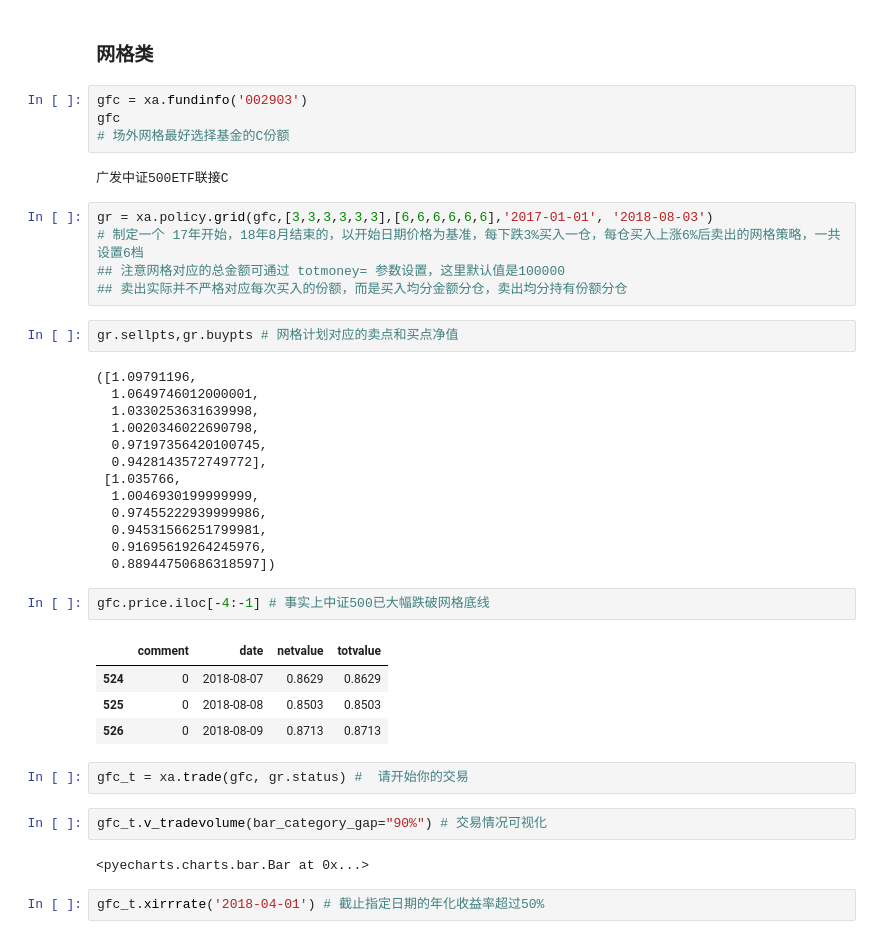
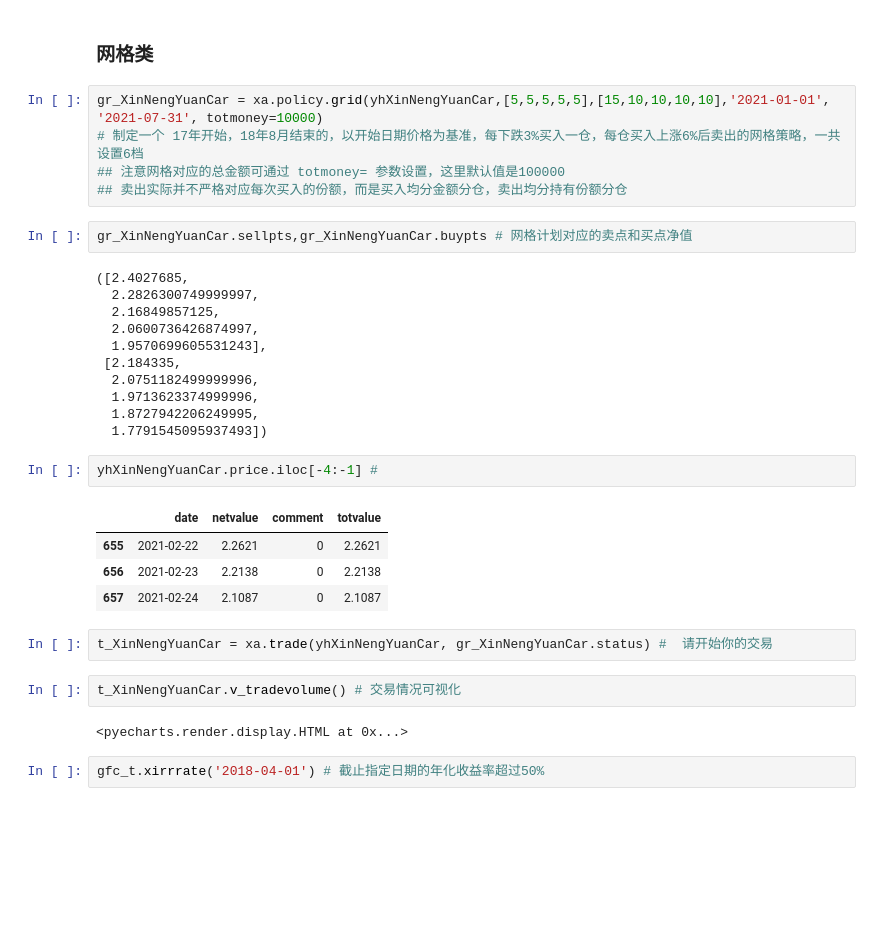
Before and after one commit to aYuhangZhang/xalpha, a Jupyter notebook: doc/samples/policy-yh.ipynb, the cells around one changed output. Drawn from its saved outputs; the diff is of its cells as text; blank space fills up the shorter version.

```diff
--- a/doc/samples/policy-yh.ipynb
+++ b/doc/samples/policy-yh.ipynb
@@ -33,45 +44,37 @@ cm_XinNengYuanCar.v_tradevolume()
 <pyecharts.render.display.HTML at 0x...>
 # %% [markdown]
 ### 网格类
-# %%
-gfc = xa.fundinfo('002903')
-gfc
-# 场外网格最好选择基金的C份额
-# %% [output]
-广发中证500ETF联接C
 # %%
-gr = xa.policy.grid(gfc,[3,3,3,3,3,3],[6,6,6,6,6,6],'2017-01-01', '2018-08-03')
+gr_XinNengYuanCar = xa.policy.grid(yhXinNengYuanCar,[5,5,5,5,5],[15,10,10,10,10],'2021-01-01', '2021-07-31', totmoney=10000)
 # 制定一个 17年开始，18年8月结束的，以开始日期价格为基准，每下跌3%买入一仓，每仓买入上涨6%后卖出的网格策略，一共设置6档
 ## 注意网格对应的总金额可通过 totmoney= 参数设置，这里默认值是100000
 ## 卖出实际并不严格对应每次买入的份额，而是买入均分金额分仓，卖出均分持有份额分仓
 # %%
-gr.sellpts,gr.buypts # 网格计划对应的卖点和买点净值
+gr_XinNengYuanCar.sellpts,gr_XinNengYuanCar.buypts # 网格计划对应的卖点和买点净值
 # %% [output]
-([1.09791196,
-  1.0649746012000001,
-  1.0330253631639998,
-  1.0020346022690798,
-  0.97197356420100745,
-  0.9428143572749772],
- [1.035766,
-  1.0046930199999999,
-  0.97455222939999986,
-  0.94531566251799981,
-  0.91695619264245976,
-  0.88944750686318597])
+([2.4027685,
+  2.2826300749999997,
+  2.16849857125,
+  2.0600736426874997,
+  1.9570699605531243],
+ [2.184335,
+  2.0751182499999996,
+  1.9713623374999996,
+  1.8727942206249995,
+  1.7791545095937493])
 # %%
-gfc.price.iloc[-4:-1] # 事实上中证500已大幅跌破网格底线
+yhXinNengYuanCar.price.iloc[-4:-1] #
 # %% [output]
-|  | comment | date | netvalue | totvalue |
-| 524 | 0 | 2018-08-07 | 0.8629 | 0.8629 |
-| 525 | 0 | 2018-08-08 | 0.8503 | 0.8503 |
-| 526 | 0 | 2018-08-09 | 0.8713 | 0.8713 |
+|  | date | netvalue | comment | totvalue |
+| 655 | 2021-02-22 | 2.2621 | 0 | 2.2621 |
+| 656 | 2021-02-23 | 2.2138 | 0 | 2.2138 |
+| 657 | 2021-02-24 | 2.1087 | 0 | 2.1087 |
 # %%
-gfc_t = xa.trade(gfc, gr.status) #  请开始你的交易
+t_XinNengYuanCar = xa.trade(yhXinNengYuanCar, gr_XinNengYuanCar.status) #  请开始你的交易
 # %%
-gfc_t.v_tradevolume(bar_category_gap="90%") # 交易情况可视化
+t_XinNengYuanCar.v_tradevolume() # 交易情况可视化
 # %% [output]
-<pyecharts.charts.bar.Bar at 0x...>
+<pyecharts.render.display.HTML at 0x...>
 # %%
 gfc_t.xirrrate('2018-04-01') # 截止指定日期的年化收益率超过50%
 # %% [output]
```
Also changed, not shown: parts of 5 cells of this notebook, 2 other files.
